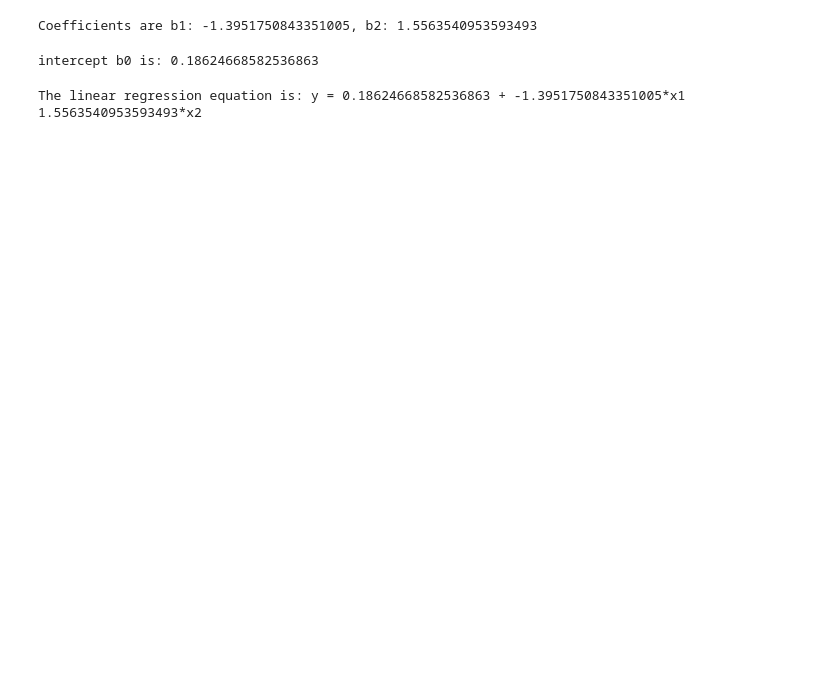
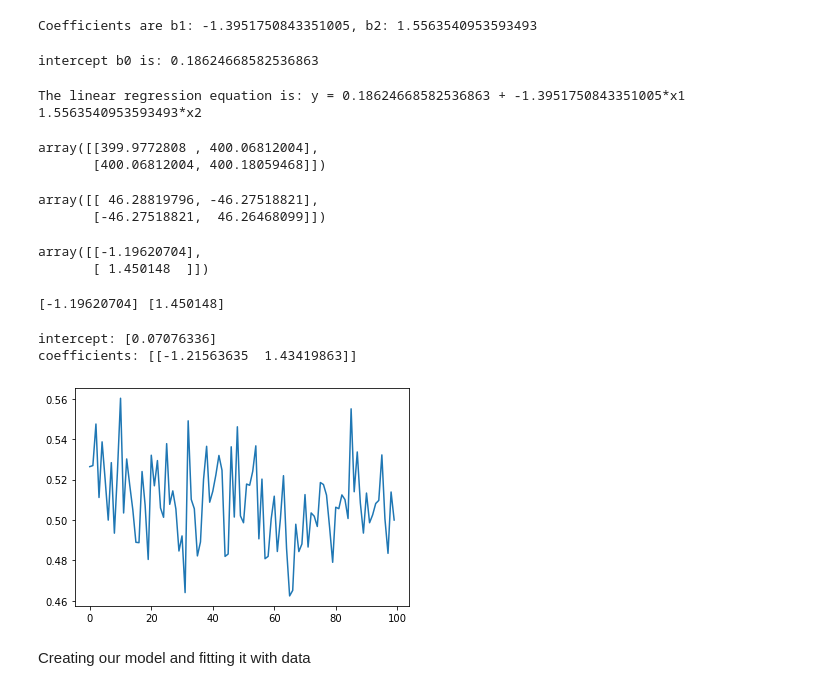
Before and after one commit to Mansoorinho/ML_lab_S20-21, a Jupyter notebook: Lab_01/Lab_01.ipynb, the cells around one changed output. Cells and saved outputs as stored; diff of their text form; code cells hidden in the pictures; blank space fills up the shorter version.

```diff
--- a/Lab_01/Lab_01.ipynb
+++ b/Lab_01/Lab_01.ipynb
@@ -252,3 +254,46 @@ intercept b0 is: 0.18624668582536863
 print(f'The linear regression equation is: y = {b0} + {b1}*x1 {b2}*x2')
 # %% [output]
 The linear regression equation is: y = 0.18624668582536863 + -1.3951750843351005*x1 1.5563540953593493*x2
+# %%
+# A = X^T.X
+A = np.matmul(np.transpose(X),X)
+A
+# %% [output]
+array([[399.9772808 , 400.06812004],
+       [400.06812004, 400.18059468]])
+# %%
+#invers of A
+A = np.linalg.inv(A)
+A
+# %% [output]
+array([[ 46.28819796, -46.27518821],
+       [-46.27518821,  46.26468099]])
+# %%
+b = np.matmul(X.transpose(),y)
+betas = np.matmul(A,b)
+betas
+# %% [output]
+array([[-1.19620704],
+       [ 1.450148  ]])
+# %%
+b_1,b_2 = betas
+print(b_1,b_2)
+# %% [output]
+[-1.19620704] [1.450148]
+# %%
+#this is just to see how my model is working ther is no need for this
+#just for clarification
+from sklearn.linear_model import LinearRegression
+regression = LinearRegression()
+model = regression.fit(X,y)
+print('intercept:',model.intercept_)
+print('coefficients:',model.coef_)
+Yhat = model.predict(X)
+plt.plot(Yhat)
+plt.show()
+# %% [output]
+intercept: [0.07076336]
+coefficients: [[-1.21563635  1.43419863]]
+[figure, added]
+# %% [markdown]
+Creating our model and fitting it with data
```
Also changed, not shown: parts of 2 cells of this notebook.
